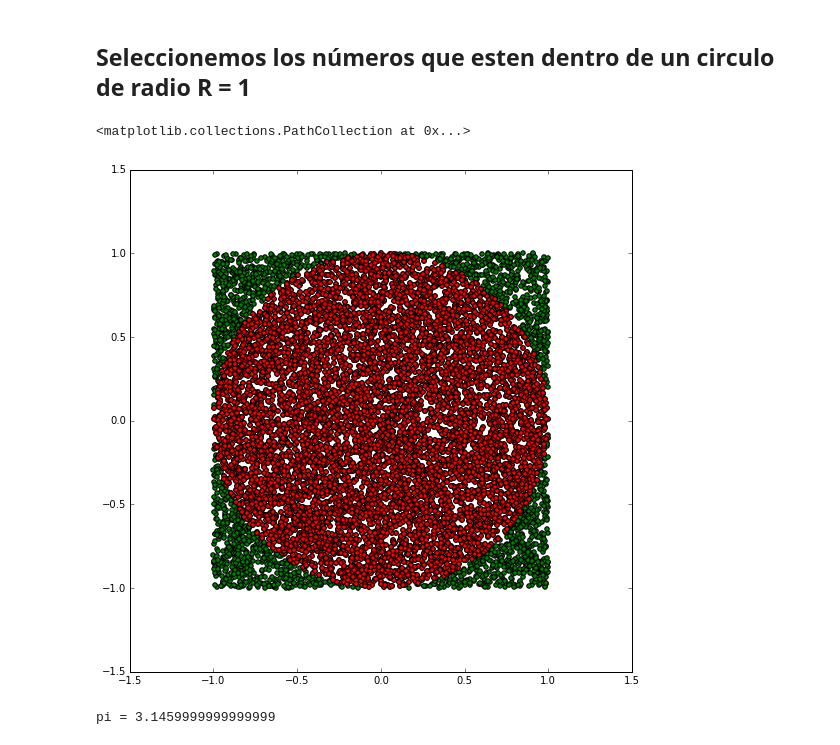
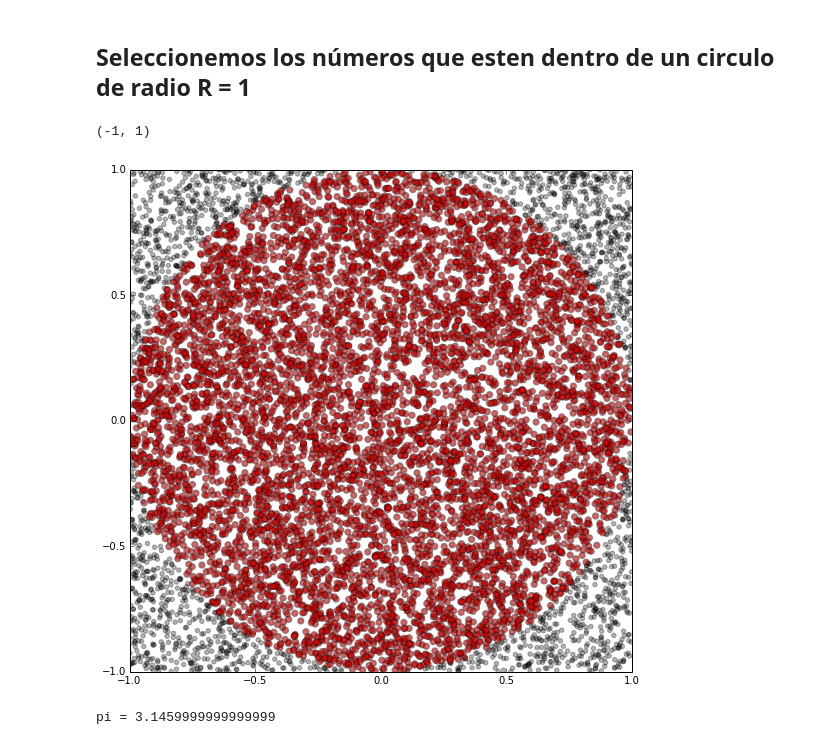
Before and after one commit to ComputoCienciasUniandes/HerramientasComputacionales, a Jupyter notebook: Lectures/12.Monte-Carlo/Monte-Carlo.ipynb, the cells around one changed output. Cells and saved outputs as stored; diff of their text form; code cells hidden in the pictures.

```diff
--- a/Lectures/12.Monte-Carlo/Monte-Carlo.ipynb
+++ b/Lectures/12.Monte-Carlo/Monte-Carlo.ipynb
@@ -73,11 +75,13 @@ xc = x[index]
 yc = y[index]
 # %%
 figure(figsize=(9,9))
-scatter(x,y, c='g')
-scatter(xc,yc, c='r')
+scatter(x,y, c='k', alpha=0.3)
+scatter(xc,yc, c='r', alpha=0.4, s=40)
+xlim(-1, 1)
+ylim(-1, 1)
 # %% [output]
-<matplotlib.collections.PathCollection at 0x...>
+(-1, 1)
-[figure, old version]
+[figure, new version]
 # %%
 #xc: Numero de puntos dentro del circulo
 #xL Numero de puntos totales.
```
Also changed, not shown: parts of 13 cells of this notebook.
